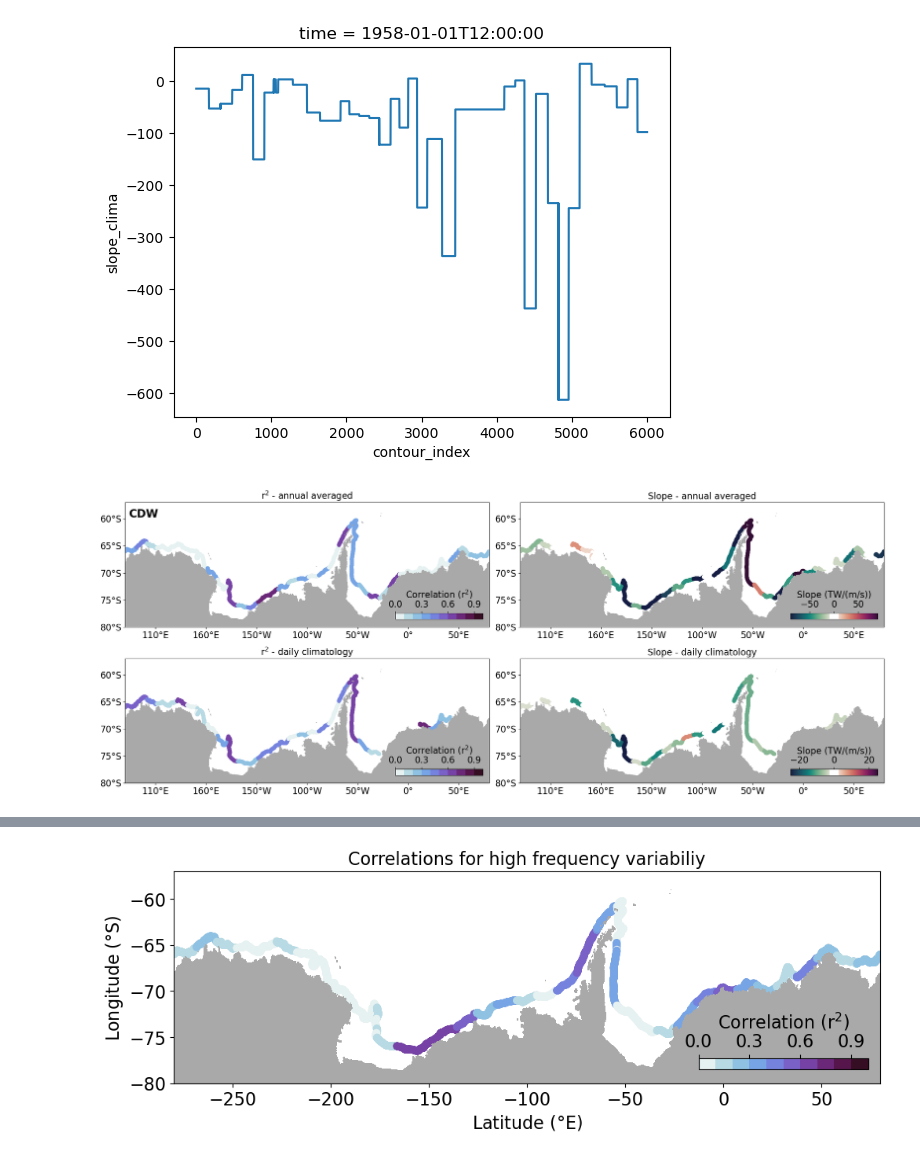
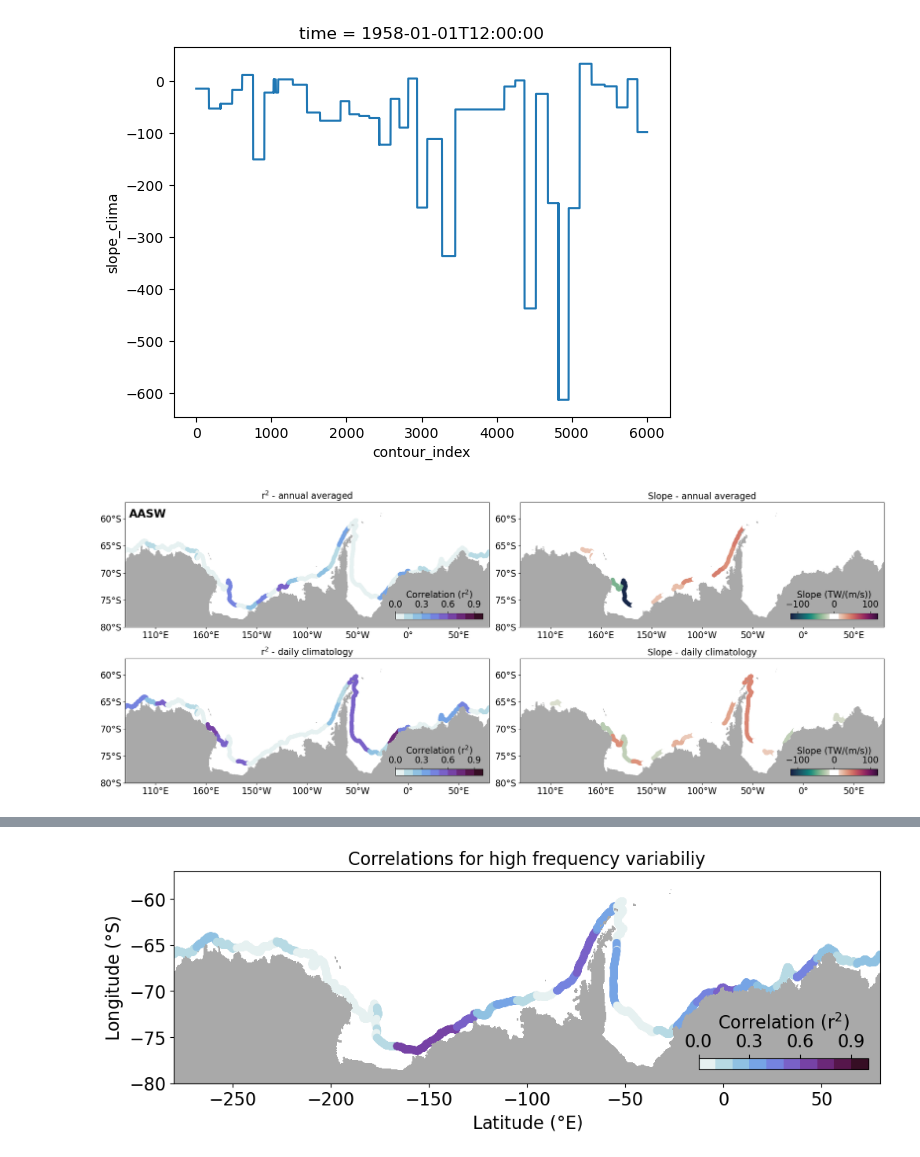
Before and after one commit to willaguiar/ASC_and_heat_transport, a Jupyter notebook: Jupyter/Fig3_corr_withdaily.ipynb, the cells around one changed output, grey strips where cells are left out. Drawn from its saved outputs; the diff is of its cells as text; code cells hidden in the pictures.

```diff
--- a/Jupyter/Fig3_corr_withdaily.ipynb
+++ b/Jupyter/Fig3_corr_withdaily.ipynb
@@ -578,8 +604,8 @@ NameError: name 'slope_annual' is not defined
 ## Reopen correlations previously saved above:
 # %%
 # 10deg
-file_extension = 'agemaskCDW_volav'
-file_extension_daily_clima = 'agemaskCDW_daily'
+file_extension = 'agemaskAASW_volav'
+file_extension_daily_clima = 'agemaskAASW_daily'
 
 ds = xr.open_dataset(files_path + 'r_sq_annual_10degBins_' + file_extension + '.nc')
 r_sq_annual_10deg = ds.r_sq_annual
@@ -592,7 +618,7 @@ ds = xr.open_dataset(files_path + 'r_sq_clima_10degBins_' + file_extension + '.n
 r_sq_clima_10deg = ds.r_sq_clim
 ds.close()
 
-ds = xr.open_dataset(files_path + 'r_sq_clima_10degBins_' + file_extension_daily_clima + '.nc')
+ds = xr.open_dataset(files_path + 'r_sq_clima_10degBins_' + file_extension_daily_clima + '_corr.nc')
 r_sq_daily_10deg = ds.r_sq_clim
 ds.close()
 
@@ -608,6 +634,6 @@ ds = xr.open_dataset(files_path + 'slope_clima_10degBins_' + file_extension + '.
 slope_sq_clima_10deg = ds.slope_clima
 ds.close()
 
-ds = xr.open_dataset(files_path + 'slope_clima_10degBins_' + file_extension_daily_clima + '.nc')
+ds = xr.open_dataset(files_path + 'slope_clima_10degBins_' + file_extension_daily_clima + '_corr.nc')
 slope_sq_daily_10deg = ds.slope_clima
 ds.close()
@@ -839,11 +858,11 @@ def subplot_corr_along_contour(subplot_ax, quantity, type_quantity):
                                vmin = 0, vmax = 1)
     elif type_quantity == 'slope':
         scat = ax_cric.scatter(CSHT_lon_along_contour, CSHT_lat_along_contour,c = quantity, cmap =custom_cmap_slope,
-                       vmin = -90,vmax =90) # 150 for cric ##-300,300 for CDW, -90, 90 for AASW
+                       vmin = -120,vmax =120) # 150 for cric ##-300,300 for CDW, -90, 90 for AASW
         # for CDW daily climatology only below
         if subplot_ax == ax[1,1]:
             scat = ax_cric.scatter(CSHT_lon_along_contour, CSHT_lat_along_contour,c = quantity, cmap =custom_cmap_slope,
-                       vmin = -25,vmax =25)
+                       vmin = -120,vmax =120)
 
 
     ax_cric.contourf(hu.xu_ocean, land_mask_lat, land_mask_masked, colors='darkgrey', zorder=2)
@@ -944,30 +963,30 @@ from cartopy.mpl.ticker import LongitudeFormatter, LatitudeFormatter
 # %%
 fig, ax = plt.subplots(nrows = 2,ncols = 2,figsize = (20, 8))
 subplot_corr_along_contour(ax[0,0],r_sq_annual_10deg_interp, 'corr')
 subplot_corr_along_contour(ax[1,0],r_sq_daily_10deg_interp, 'corr')
 
 subplot_corr_along_contour(ax[0,1],slope_sq_annual_10deg_interp, 'slope')
 subplot_corr_along_contour(ax[1,1],slope_sq_daily_10deg_interp, 'slope')
 
 '''
 ax[0,0].pcolormesh(clustering_mask.lon, [-58,-57],  np.vstack((clustering_mask_sum,clustering_mask_sum)) , cmap=CustomCmap_no3, alpha = 0.5)
 ax[0,1].pcolormesh(clustering_mask.lon, [-58,-57],  np.vstack((clustering_mask_sum,clustering_mask_sum)) , cmap=CustomCmap_no3, alpha = 0.5)
 '''
-ax[0,0].text(0.01,0.88, 'CDW' ,transform=ax[0,0].transAxes, fontsize = 20, fontweight = 'bold')
+ax[0,0].text(0.01,0.88, 'AASW' ,transform=ax[0,0].transAxes, fontsize = 20, fontweight = 'bold')
 
 ax[0,0].set_title('r$^{2}$ - annual averaged', fontsize = fontsize)
 ax[1,0].set_title('r$^{2}$ - daily climatology', fontsize = fontsize)
 
 ax[0,1].set_title('Slope - annual averaged', fontsize = fontsize)
 ax[1,1].set_title('Slope - daily climatology', fontsize = fontsize)
 ## adjust colorbar so middle is white
 
 ## CLIMATOLOGY ONLY HAS 12 point because monthly data used for age
 plt.tight_layout()
 ### NB negative slope means that weaker westward current --> more southward CSHT
 ### positive slope means that stronger westward current --> more southward CSHT , if eastward current, stronger currentm
 # %% [output]
-[figure, old version]
+[figure, new version]
 # %%
 fig, ax = plt.subplots(nrows = 4,ncols = 2,figsize = (20, 13))
 subplot_corr_along_contour(ax[0,0],r_sq_all_10deg_interp, 'corr')
```
Also changed, not shown: parts of 38 cells of this notebook.
